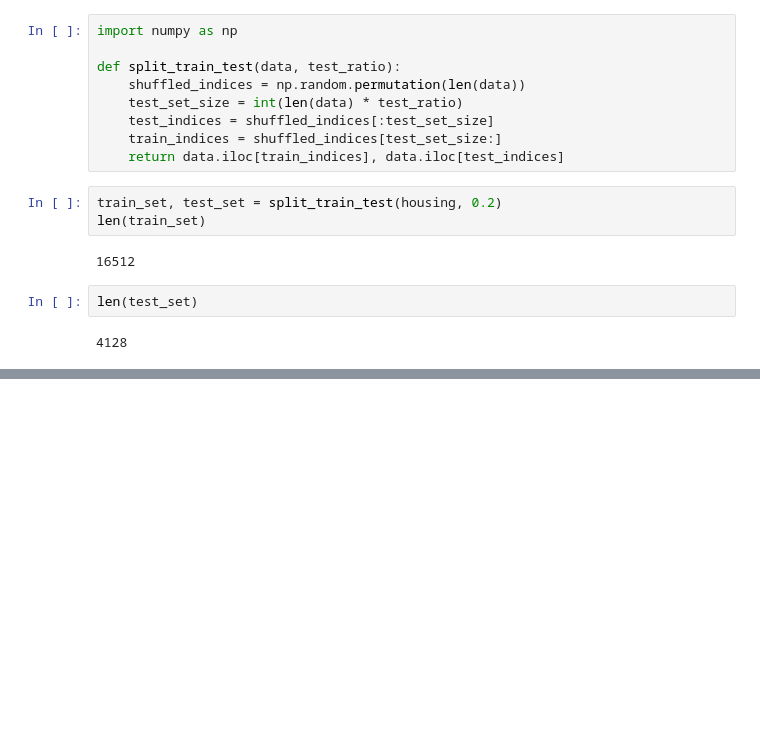
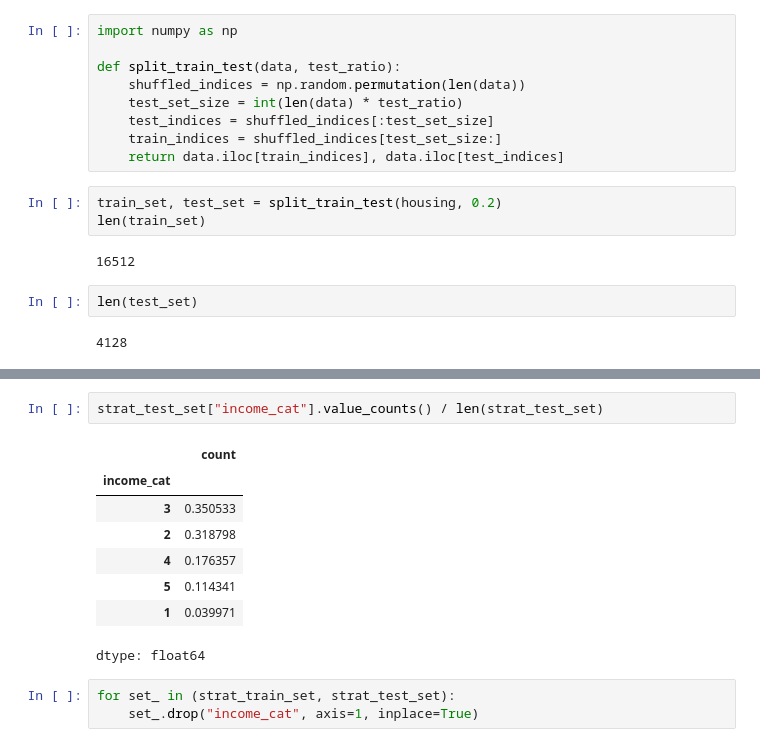
Before and after one commit to declau/hands-on-ml-scikit-learn, a Jupyter notebook: function_to_fetch_data.ipynb, the cells around one changed output, grey strips where cells are left out. Cells and saved outputs as stored; diff of their text form; blank space fills up the shorter version.

```diff
--- a/function_to_fetch_data.ipynb
+++ b/function_to_fetch_data.ipynb
@@ -105,0 +143,14 @@ len(test_set)
+# %%
+strat_test_set["income_cat"].value_counts() / len(strat_test_set)
+# %% [output]
+|  | count |
+| income_cat |  |
+| 3 | 0.350533 |
+| 2 | 0.318798 |
+| 4 | 0.176357 |
+| 5 | 0.114341 |
+| 1 | 0.039971 |
+dtype: float64
+# %%
+for set_ in (strat_train_set, strat_test_set):
+    set_.drop("income_cat", axis=1, inplace=True)
```
Also changed, not shown: parts of 7 cells of this notebook.
